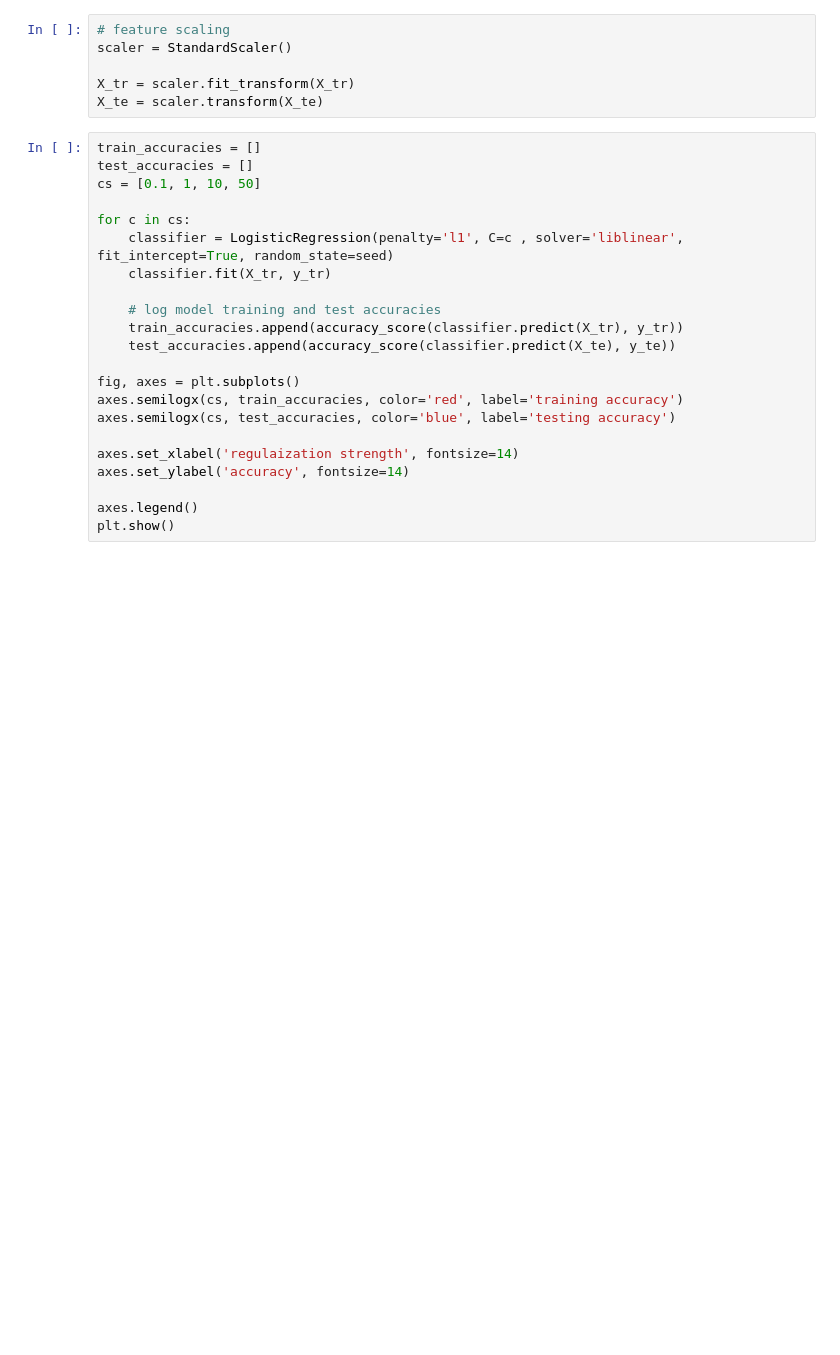
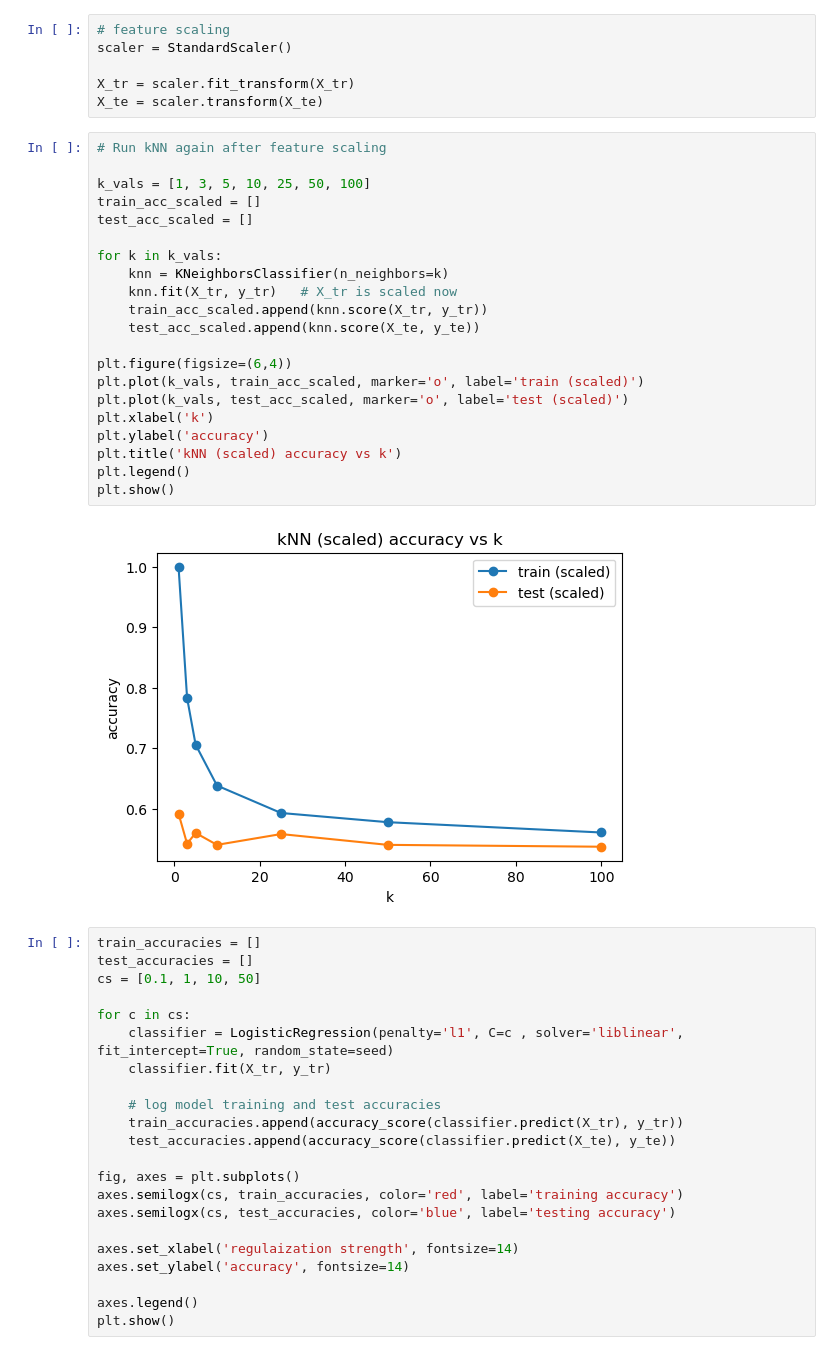
Before and after one commit to mxxntiny/ML_winter26, a Jupyter notebook: ML_project.ipynb, the cells around one changed output. Cells and saved outputs as stored; diff of their text form; blank space fills up the shorter version.

Commit message:
added kNN run after feature scaling

```diff
--- a/ML_project.ipynb
+++ b/ML_project.ipynb
@@ -145,6 +145,29 @@ scaler = StandardScaler()
 
 X_tr = scaler.fit_transform(X_tr)
 X_te = scaler.transform(X_te)
+# %%
+# Run kNN again after feature scaling
+
+k_vals = [1, 3, 5, 10, 25, 50, 100]
+train_acc_scaled = []
+test_acc_scaled = []
+
+for k in k_vals:
+    knn = KNeighborsClassifier(n_neighbors=k)
+    knn.fit(X_tr, y_tr)   # X_tr is scaled now
+    train_acc_scaled.append(knn.score(X_tr, y_tr))
+    test_acc_scaled.append(knn.score(X_te, y_te))
+
+plt.figure(figsize=(6,4))
+plt.plot(k_vals, train_acc_scaled, marker='o', label='train (scaled)')
+plt.plot(k_vals, test_acc_scaled, marker='o', label='test (scaled)')
+plt.xlabel('k')
+plt.ylabel('accuracy')
+plt.title('kNN (scaled) accuracy vs k')
+plt.legend()
+plt.show()
+# %% [output]
+[figure, added]
 # %%
 train_accuracies = []
 test_accuracies = []
```
